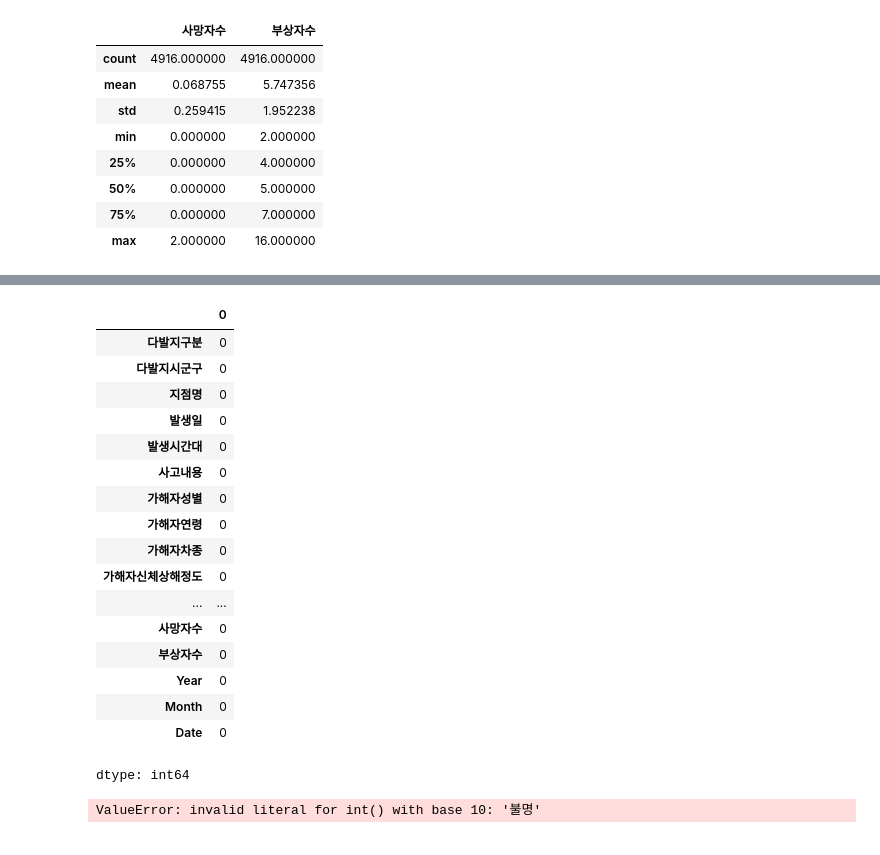
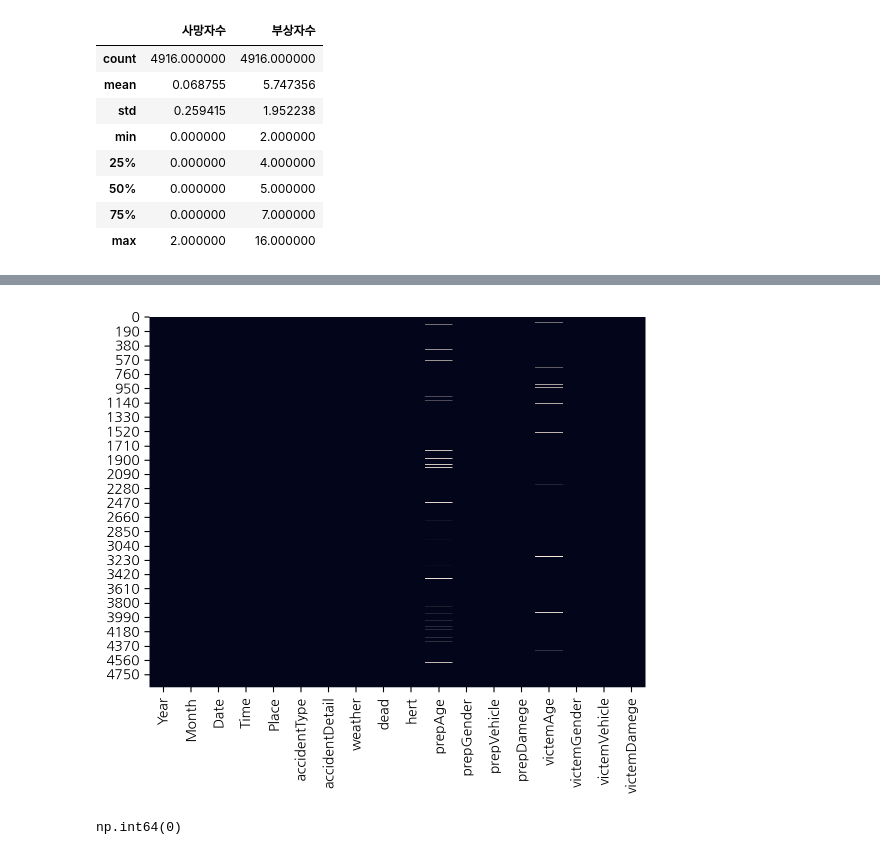
Before and after one commit to yeojeong735/25-BDA-TeamDP, a Jupyter notebook: 25_BDA_BikeCrash_TeamDP.ipynb, the cells around one changed output, grey strips where cells are left out. Drawn from its saved outputs; the diff is of its cells as text; code cells hidden in the pictures.

```diff
--- a/25_BDA_BikeCrash_TeamDP.ipynb
+++ b/25_BDA_BikeCrash_TeamDP.ipynb
@@ -77,13 +81,16 @@ rData.describe(include = 'object')
 # %%
 df = pd.DataFrame()
 # %%
-df['Year'] = rData['발생일'].str.split("-").str[0]
-df['Month'] = rData['발생일'].str.split("-").str[1]
-df['Date'] = rData['발생일'].str.split("-").str[2]
-df['Time'] = rData['발생시간대'].str.replace("시", "")
+df['Year'] = rData['발생일'].str.split("-").str[0].astype(int)
+df['Month'] = rData['발생일'].str.split("-").str[1].astype(int)
+df['Date'] = rData['발생일'].str.split("-").str[2].astype(int)
+df['Time'] = rData['발생시간대'].str.replace("시", "").astype(int)
 df['Place'] = rData['지점명']
-df['accedentType'] = rData['사고유형']
-df['accedentDetail'] = rData['사고내용']
+df['accidentType'] = rData['사고유형']
+df['accidentDetail'] = rData['사고내용']
+df['weather'] = rData['기상상태']
+df['dead'] = rData['사망자수']
+df['hert'] = rData['부상자수']
 # %%
 tempPrepAge = rData['가해자연령'].copy()
 tempPrepAge = tempPrepAge.replace("불명", None)
@@ -200,25 +143,9 @@ dtype: object
+# %%
+sns.heatmap(df.isnull(), cbar = False)
+plt.show()
+# %% [output]
+[figure, added]
 # %%
-rData.isna().sum()
+df.accidentType.isna().sum()
 # %% [output]
-|  | 0 |
-| 다발지구분 | 0 |
-| 다발지시군구 | 0 |
-| 지점명 | 0 |
-| 발생일 | 0 |
-| 발생시간대 | 0 |
-| 사고내용 | 0 |
-| 가해자성별 | 0 |
-| 가해자연령 | 0 |
-| 가해자차종 | 0 |
-| 가해자신체상해정도 | 0 |
-| ... | ... |
-| 사망자수 | 0 |
-| 부상자수 | 0 |
-| Year | 0 |
-| Month | 0 |
-| Date | 0 |
-dtype: int64
+np.int64(0)
-# %%
-rData['피해자연령'] = rData['피해자연령'].str.replace('세', '').astype(int)
-# %% [output]
-ValueError: invalid literal for int() with base 10: '불명'
```
Also changed, not shown: parts of 22 cells of this notebook.
